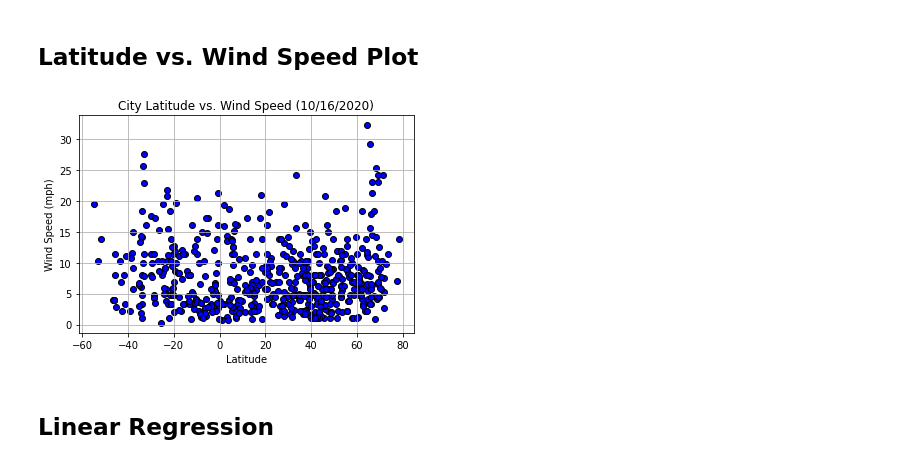
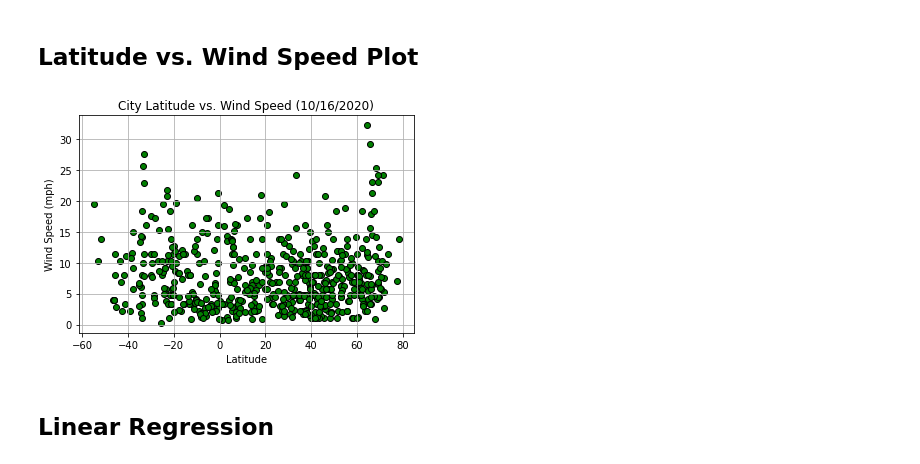
Before and after one commit to KKornegay/python-api-challenge, a Jupyter notebook: WeatherPy/WeatherPy.ipynb, the cells around one changed output. Cells and saved outputs as stored; diff of their text form; code cells hidden in the pictures.

```diff
--- a/WeatherPy/WeatherPy.ipynb
+++ b/WeatherPy/WeatherPy.ipynb
@@ -266,16 +266,16 @@ plt.show()
 # %%
 city_wind = city_weather_df["Windspeed"]
 
-plt.scatter(city_lat, city_wind, marker="o", facecolor="blue", edgecolor="black")
+plt.scatter(city_lat, city_wind, marker="o", facecolor="green", edgecolor="black")
 plt.title(f"City Latitude vs. Wind Speed {date}")
 plt.xlabel("Latitude")
 plt.ylabel("Wind Speed (mph)")
 plt.grid(True)
 plt.savefig("output_data/Latitude_vs_Wind_speed.png")
 
 plt.show()
 # %% [output]
-[figure, old version]
+[figure, new version]
 # %% [markdown]
 ## Linear Regression
 # %%
```
Also changed, not shown: parts of 9 cells of this notebook, 6 other files.
